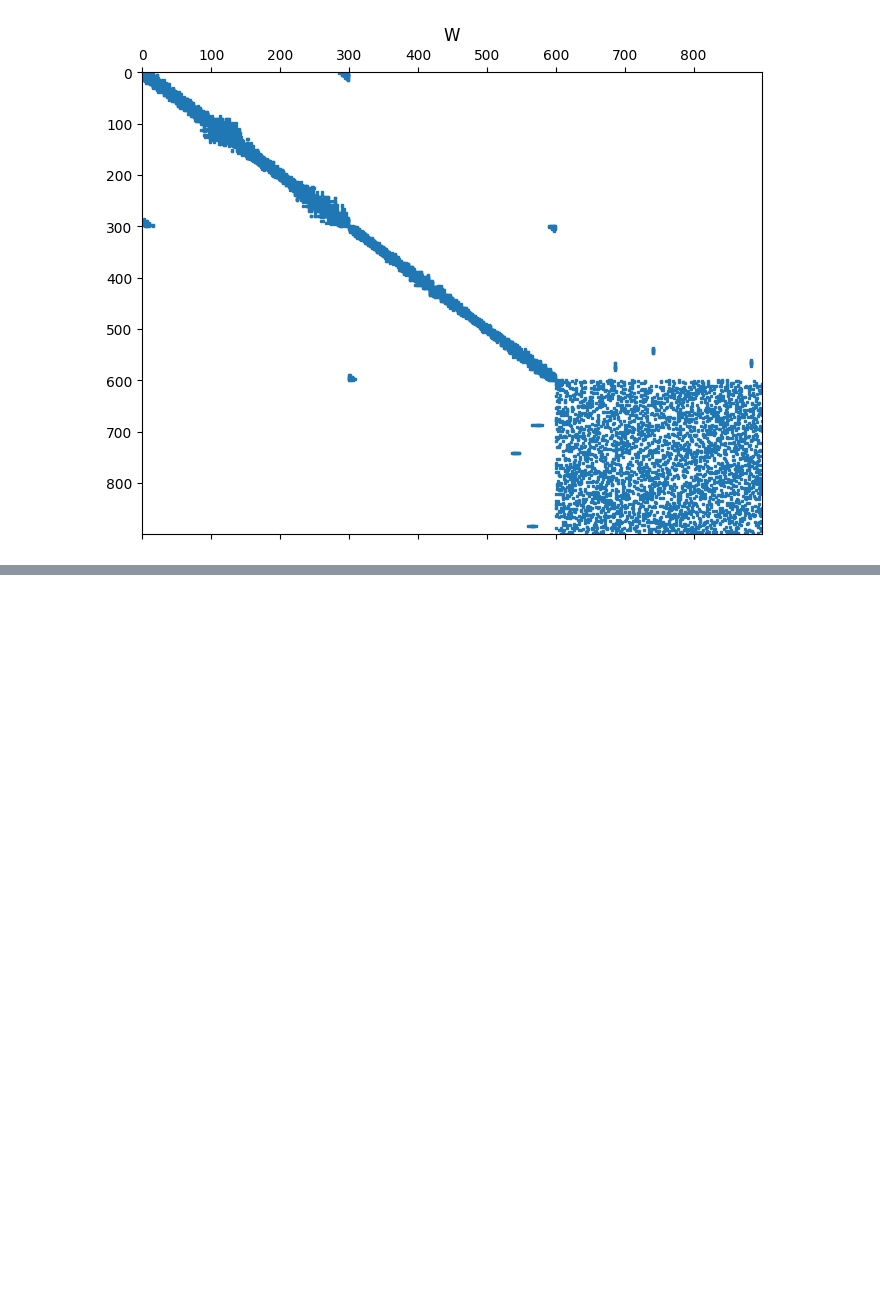
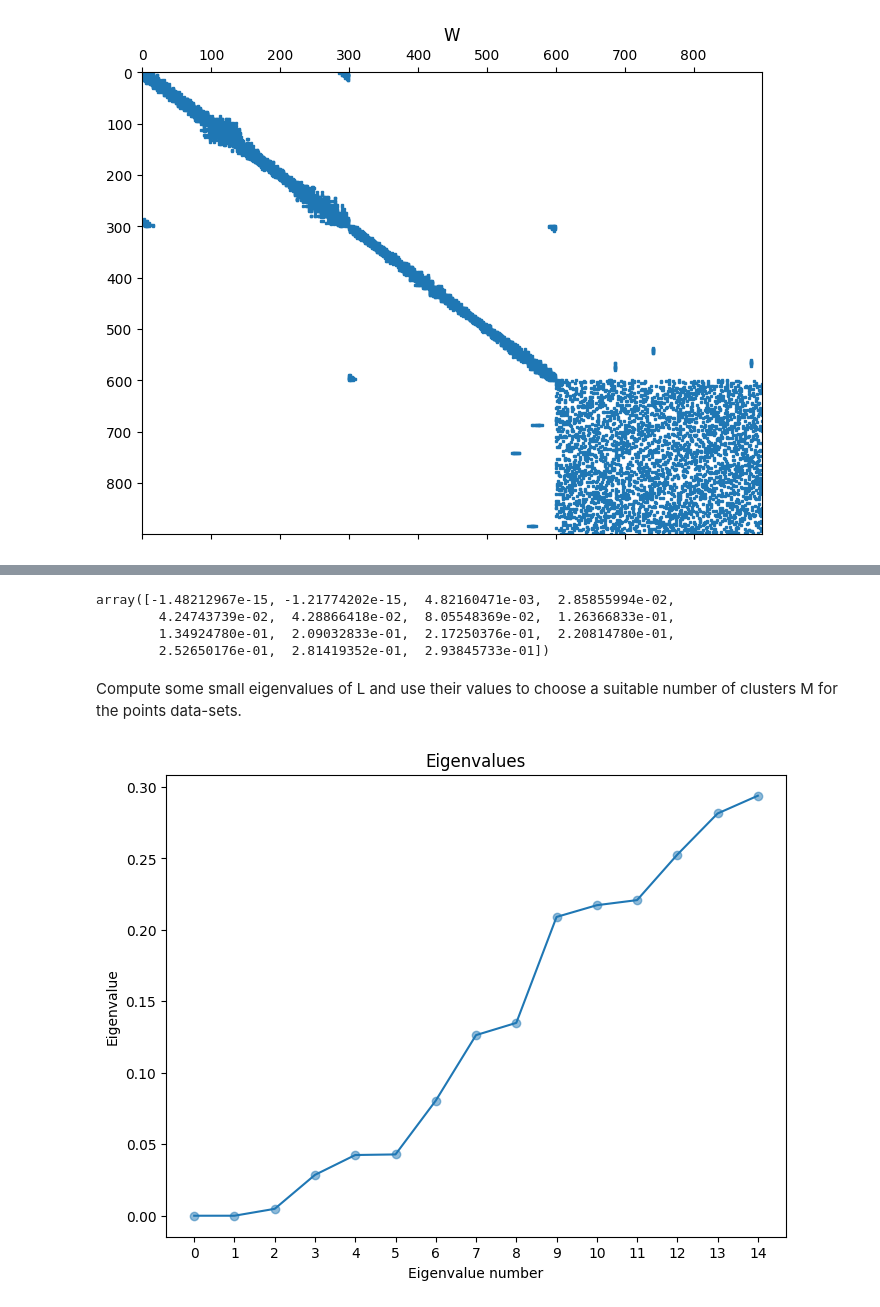
Before and after one commit to chiaramaretto/CA-Homework2, a Jupyter notebook: Maretto_Gosmar_HWSC.ipynb, the cells around one changed output, grey strips where cells are left out. Saved outputs shown, nothing was run; the diff lists cells and outputs as text; code cells hidden in the pictures; blank space fills up the shorter version.

```diff
--- a/Maretto_Gosmar_HWSC.ipynb
+++ b/Maretto_Gosmar_HWSC.ipynb
@@ -90,0 +108,24 @@ L = D - W
+# %%
+eigenvalues, eigenvectors = eigsh(L, k=15, which='SM')
+# %%
+eigenvalues
+# %% [output]
+array([-1.48212967e-15, -1.21774202e-15,  4.82160471e-03,  2.85855994e-02,
+        4.24743739e-02,  4.28866418e-02,  8.05548369e-02,  1.26366833e-01,
+        1.34924780e-01,  2.09032833e-01,  2.17250376e-01,  2.20814780e-01,
+        2.52650176e-01,  2.81419352e-01,  2.93845733e-01])
+# %% [markdown]
+Compute some small eigenvalues of L and use their values to choose a
+suitable number of clusters M for the points data-sets.
+# %%
+#plot on x axis the # of the eigenvalue and on y axis the value of the eigenvalue
+plt.figure(figsize=(8, 6))
+plt.plot(np.arange(0,15,step=1.0), np.sort(eigenvalues))
+plt.scatter(np.arange(0,15,step=1), np.sort(eigenvalues), alpha=0.5)
+plt.xticks(np.arange(0,15,step=1))
+plt.xlabel("Eigenvalue number")
+plt.ylabel("Eigenvalue")
+plt.title("Eigenvalues")
+plt.show()
+# %% [output]
+[figure, added]
```
Also changed, not shown: parts of 20 cells of this notebook.
